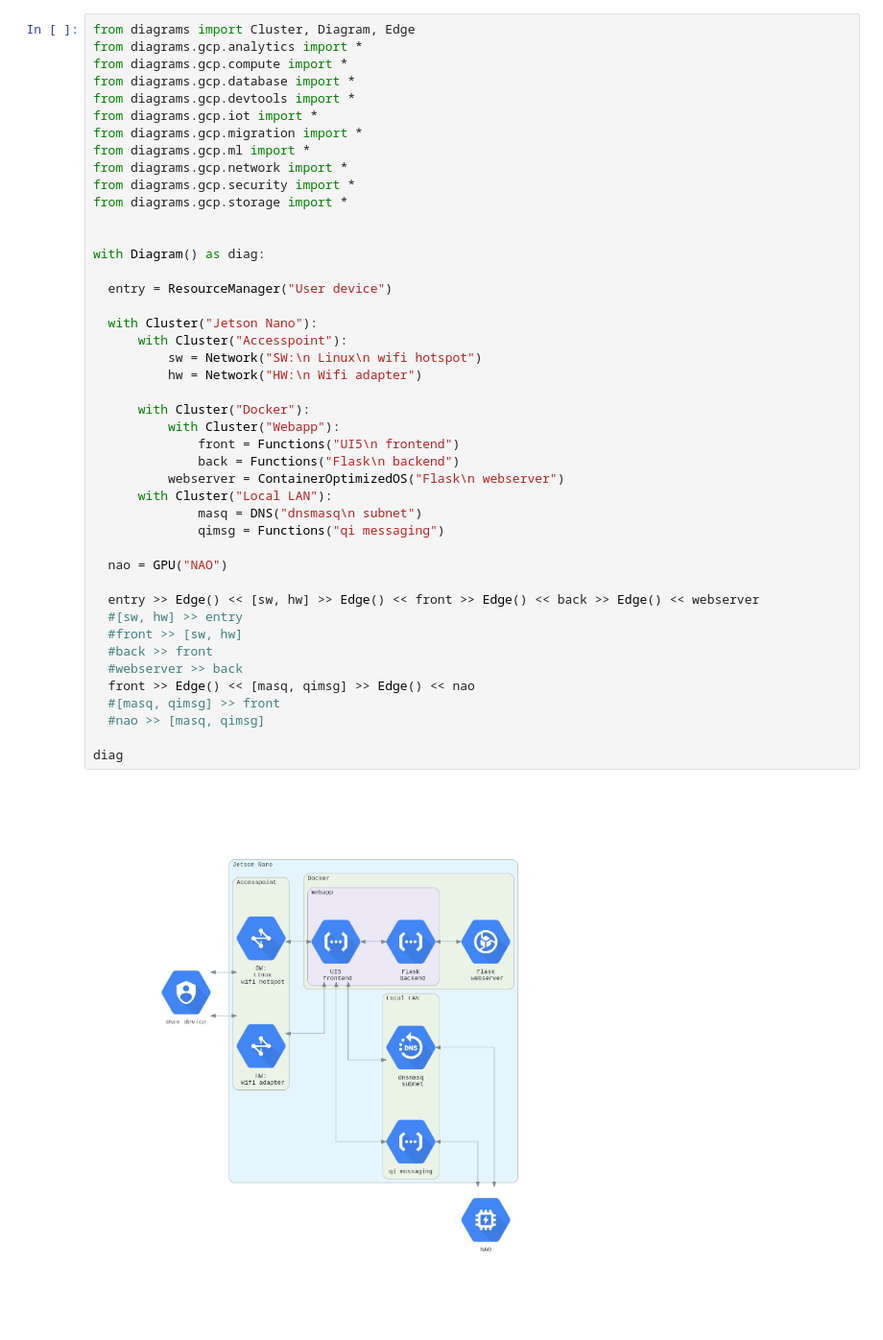
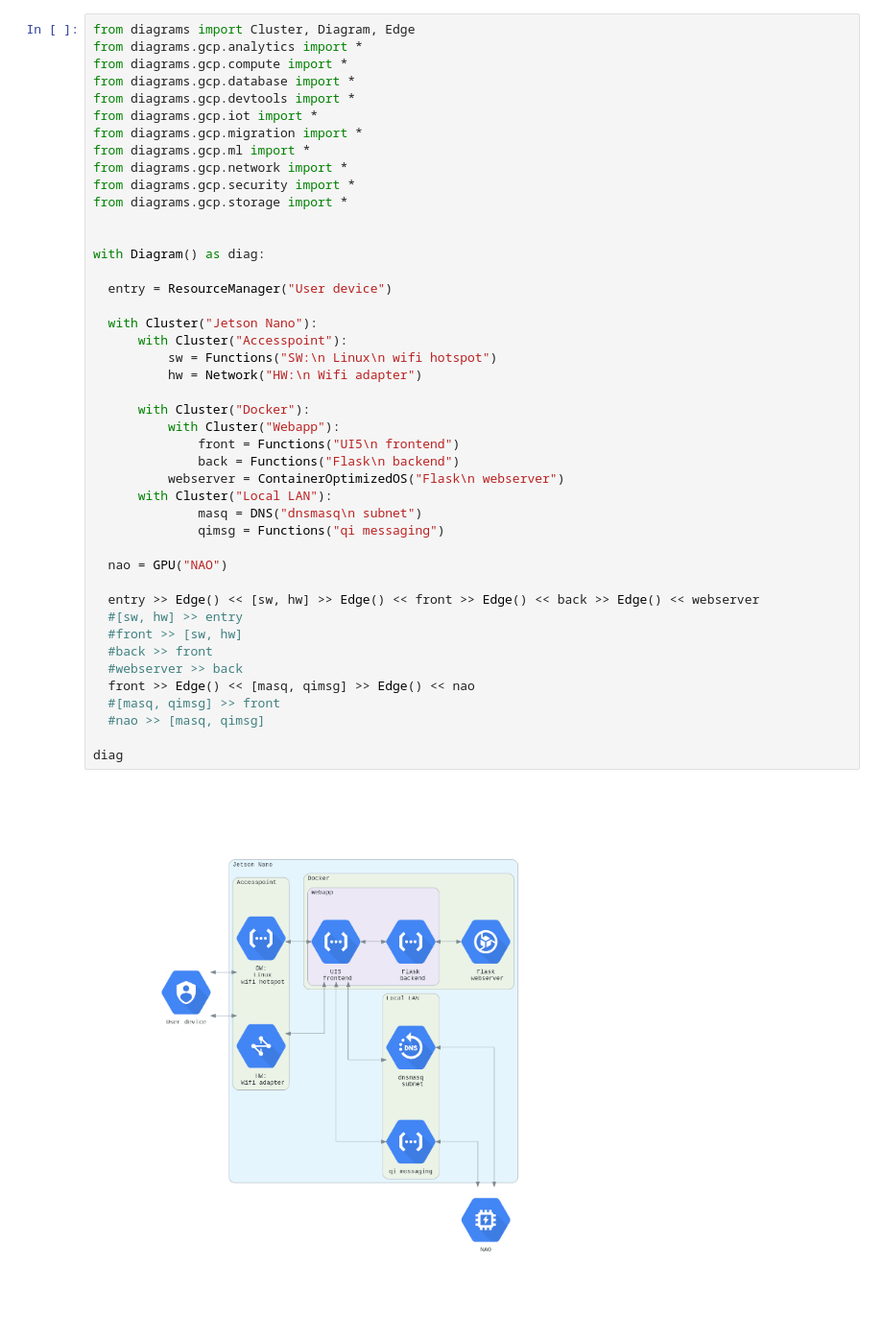
Before and after one commit to roydenwa/nano-backpack, a Jupyter notebook: code/diagrams/system_overview.ipynb, the cells around one changed output. Shown at 96% size. Saved outputs shown, nothing was run; the diff lists cells and outputs as text.

```diff
--- a/code/diagrams/system_overview.ipynb
+++ b/code/diagrams/system_overview.ipynb
@@ -38,32 +38,32 @@ from diagrams.gcp.storage import *
 with Diagram() as diag:
 
   entry = ResourceManager("User device")
 
   with Cluster("Jetson Nano"):
       with Cluster("Accesspoint"):
-          sw = Network("SW:\n Linux\n wifi hotspot")
+          sw = Functions("SW:\n Linux\n wifi hotspot")
           hw = Network("HW:\n Wifi adapter")
 
       with Cluster("Docker"):
           with Cluster("Webapp"):
               front = Functions("UI5\n frontend")
               back = Functions("Flask\n backend")
           webserver = ContainerOptimizedOS("Flask\n webserver")
       with Cluster("Local LAN"):
               masq = DNS("dnsmasq\n subnet")
               qimsg = Functions("qi messaging")
 
   nao = GPU("NAO")
 
   entry >> Edge() << [sw, hw] >> Edge() << front >> Edge() << back >> Edge() << webserver
   #[sw, hw] >> entry
   #front >> [sw, hw]
   #back >> front
   #webserver >> back
   front >> Edge() << [masq, qimsg] >> Edge() << nao
   #[masq, qimsg] >> front
   #nao >> [masq, qimsg]
 
 diag
 # %% [output]
-[figure, old version]
+[figure, new version]
```
Also changed, not shown: parts of 1 cell of this notebook, 1 other file.
